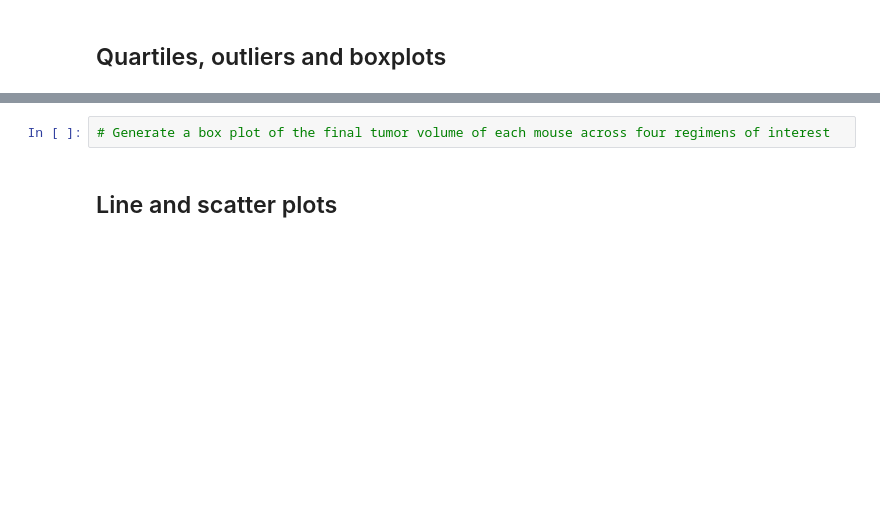
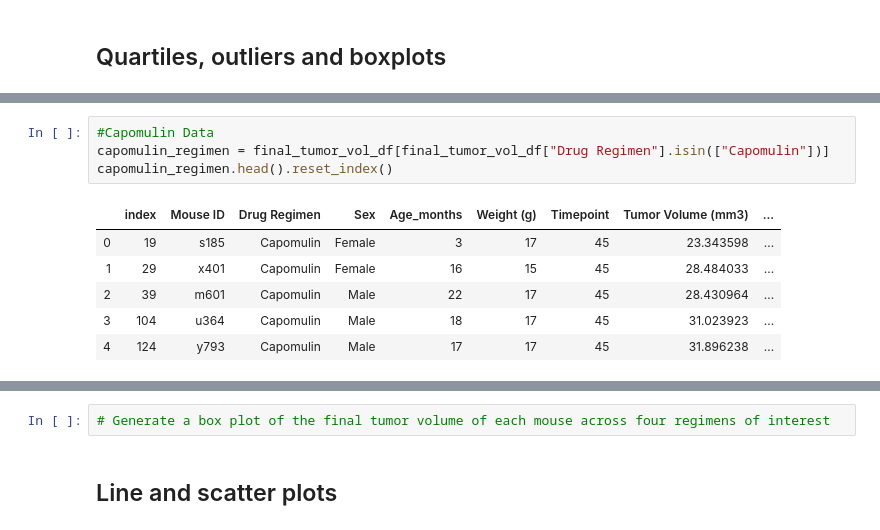
Before and after one commit to mjenkins15/JenkinsMatplotlib_Challenge, a Jupyter notebook: Pymaceuticals/pymaceuticals_starter.ipynb, the cells around one changed output, grey strips where cells are left out. Cells and saved outputs as stored; diff of their text form; blank space fills up the shorter version.

```diff
--- a/Pymaceuticals/pymaceuticals_starter.ipynb
+++ b/Pymaceuticals/pymaceuticals_starter.ipynb
@@ -201,0 +272,11 @@ plt.show()
+# %%
+#Capomulin Data
+capomulin_regimen = final_tumor_vol_df[final_tumor_vol_df["Drug Regimen"].isin(["Capomulin"])]
+capomulin_regimen.head().reset_index()
+# %% [output]
+|  | index | Mouse ID | Drug Regimen | Sex | Age_months | Weight (g) | Timepoint | Tumor Volume (mm3) | ... |
+| 0 | 19 | s185 | Capomulin | Female | 3 | 17 | 45 | 23.343598 | ... |
+| 1 | 29 | x401 | Capomulin | Female | 16 | 15 | 45 | 28.484033 | ... |
+| 2 | 39 | m601 | Capomulin | Male | 22 | 17 | 45 | 28.430964 | ... |
+| 3 | 104 | u364 | Capomulin | Male | 18 | 17 | 45 | 31.023923 | ... |
+| 4 | 124 | y793 | Capomulin | Male | 17 | 17 | 45 | 31.896238 | ... |
```
Also changed, not shown: parts of 12 cells of this notebook.
